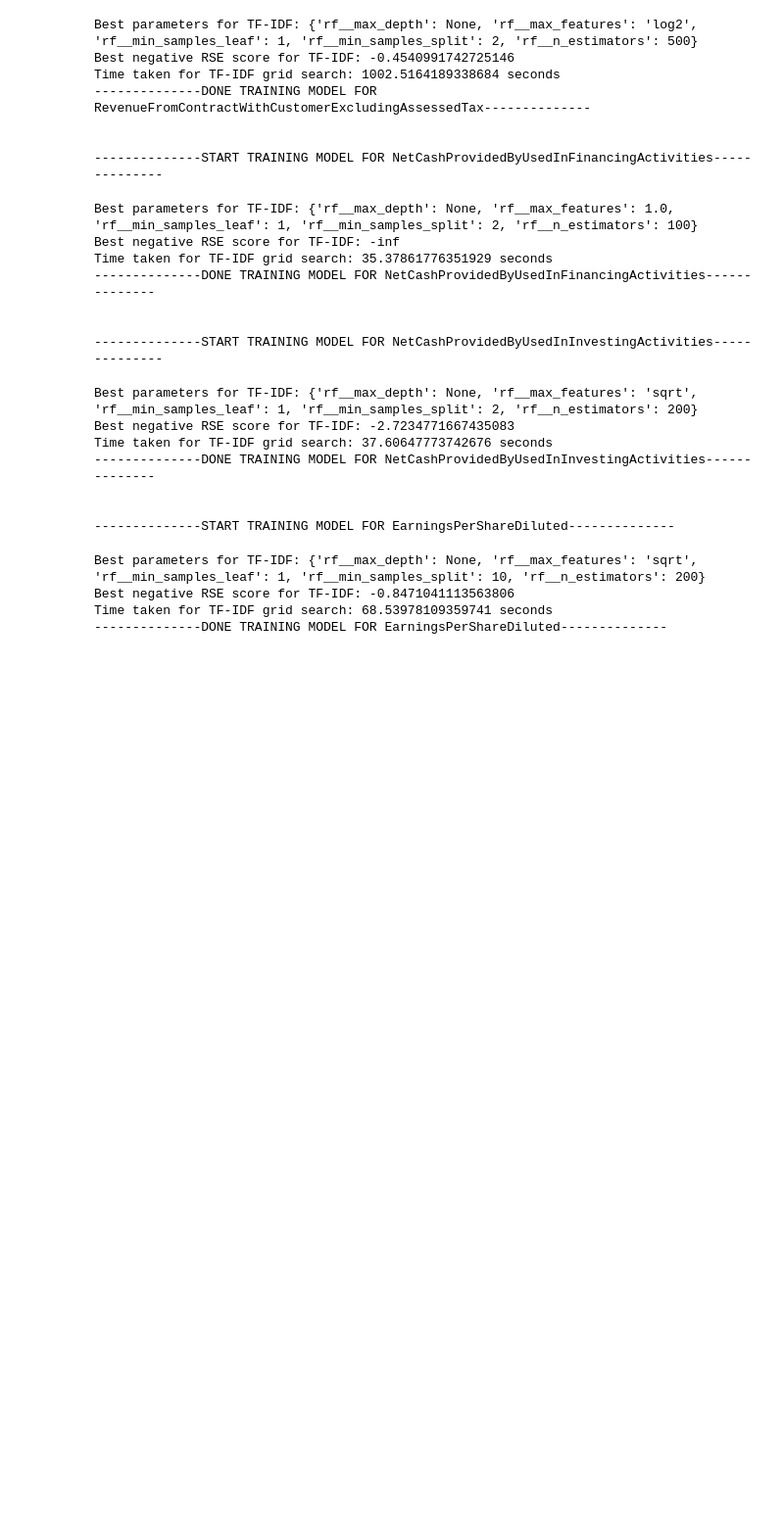
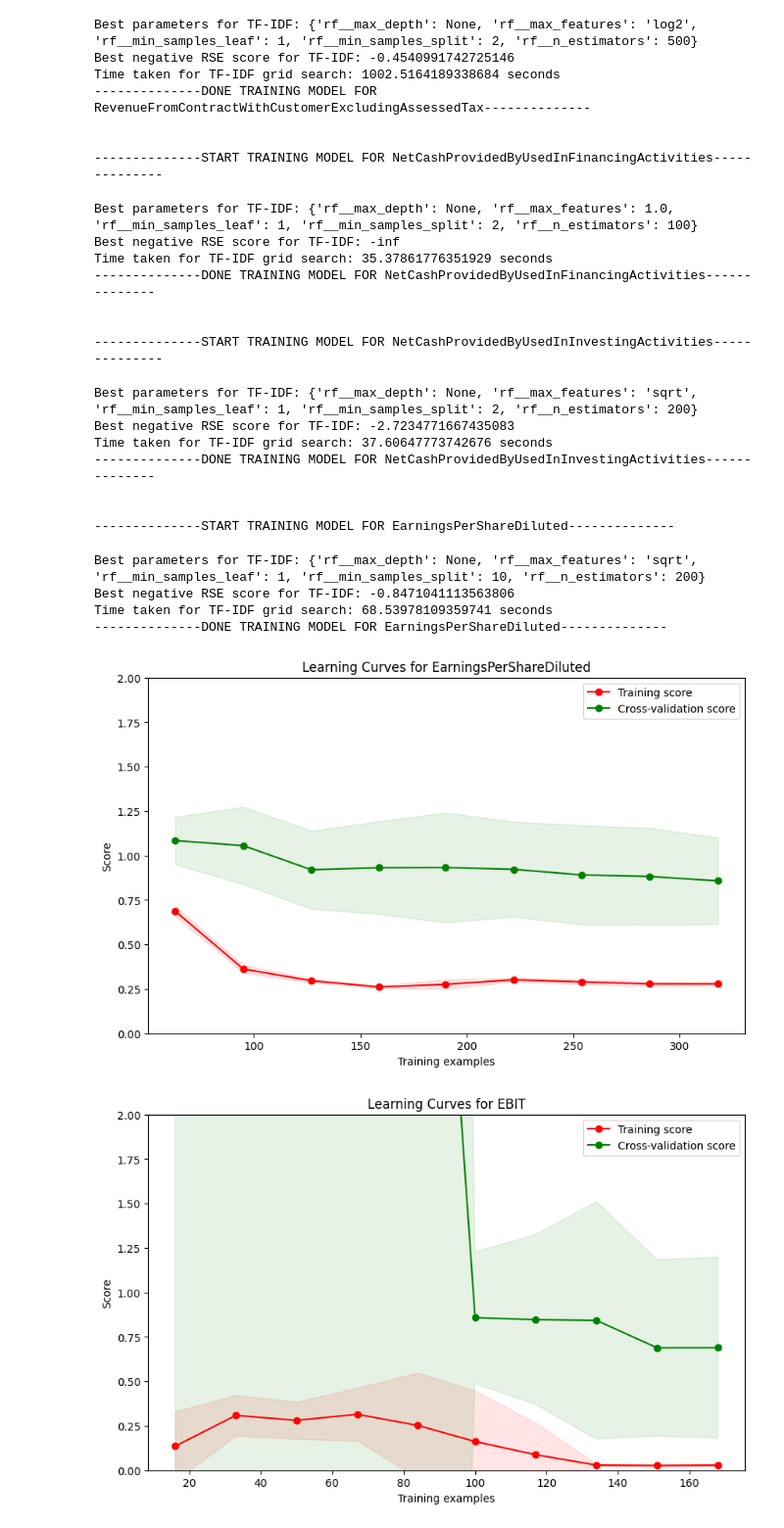
Before and after one commit to nkhanhle23/thesis, a Jupyter notebook: notebooks/3_performance_prediction/31a_predictive_model_randomforest.ipynb, the cells around one changed output. Shown: that part at 98% size. Drawn from its saved outputs; the diff is of its cells as text; code cells hidden in the pictures; blank space fills up the shorter version.

```diff
--- a/notebooks/3_performance_prediction/31a_predictive_model_randomforest.ipynb
+++ b/notebooks/3_performance_prediction/31a_predictive_model_randomforest.ipynb
@@ -308,3 +389,10 @@ Best parameters for TF-IDF: {'rf__max_depth': None, 'rf__max_features': 'sqrt',
 Best negative RSE score for TF-IDF: -0.8471041113563806
 Time taken for TF-IDF grid search: 68.53978109359741 seconds
 --------------DONE TRAINING MODEL FOR EarningsPerShareDiluted--------------
+# %%
+fb_model_path = '../../models/random_forest/finbert_data/'
+fb_file_path = '../../data/02_processed/finbert_data/train/'
+plot_learning_curves_for_best_estimators(fb_model_path, fb_file_path, make_scorer(rse_scorer))
+# %% [output]
+[figure, added]
+[figure, added]
```
Also changed, not shown: parts of 3 cells of this notebook, 1 other file.
